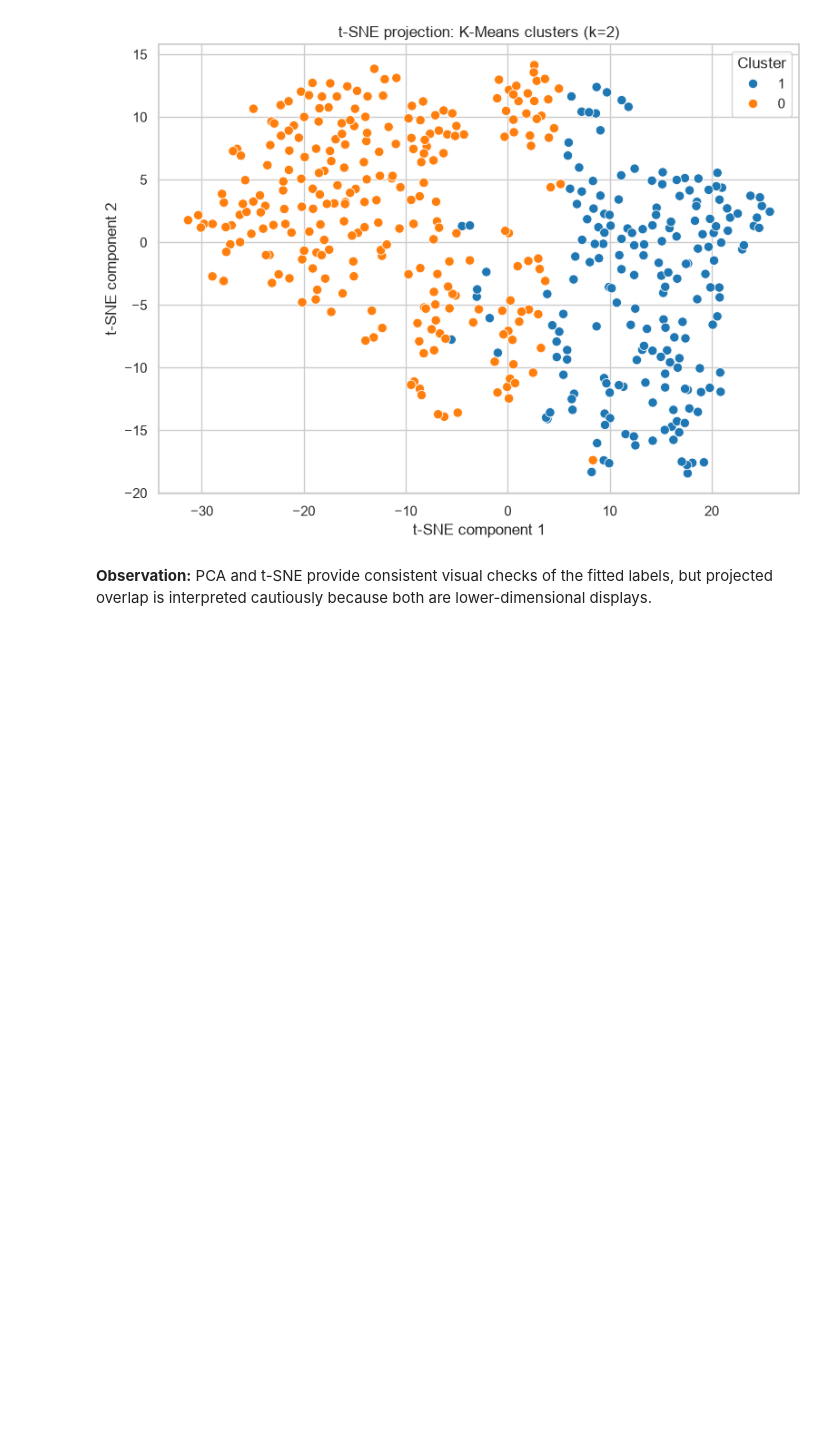
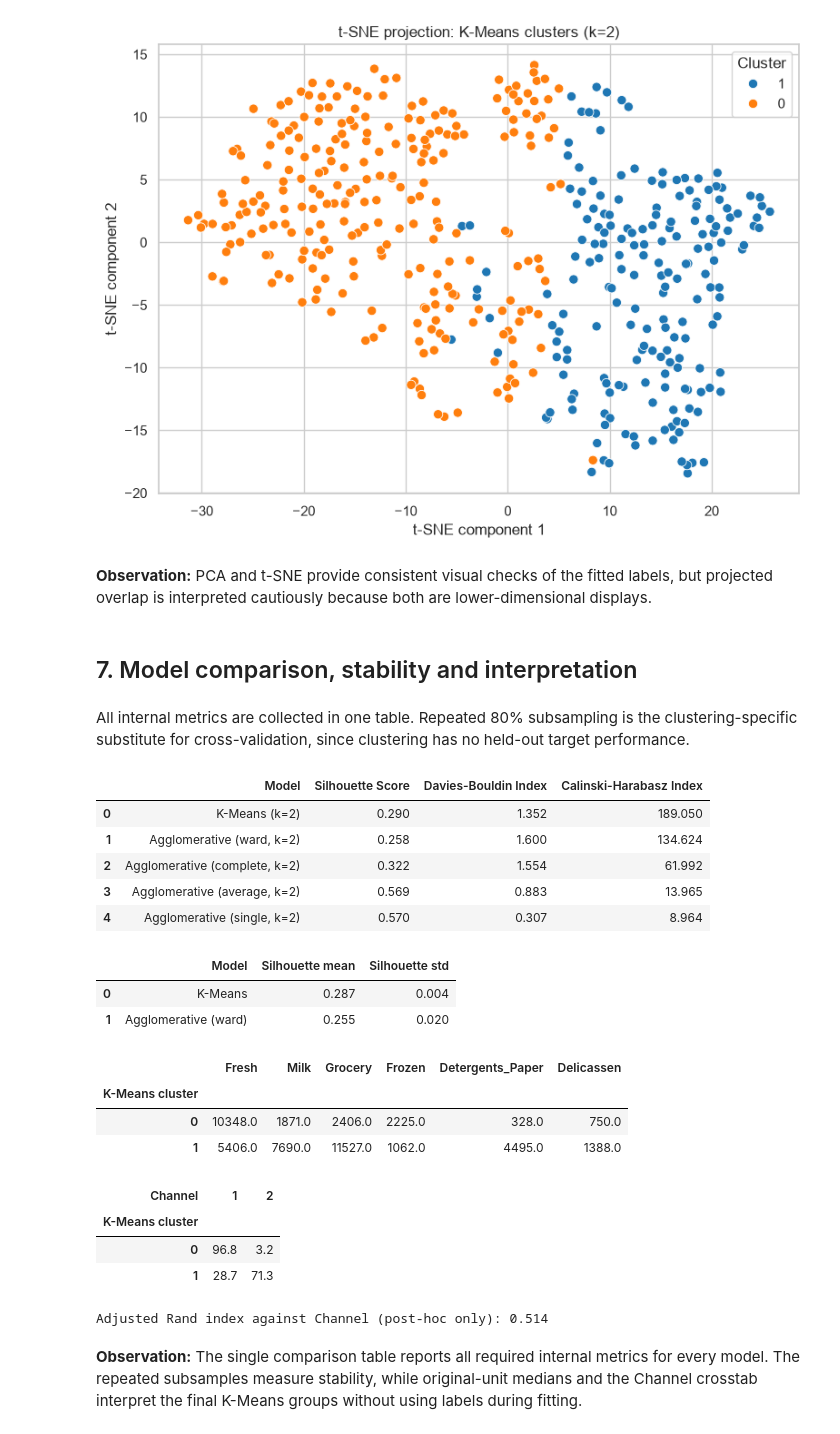
Before and after one commit to arhamgarg/ml-capstone, a Jupyter notebook: notebooks/clustering.ipynb, the cells around one changed output. Cells and saved outputs as stored; diff of their text form; code cells hidden in the pictures; blank space fills up the shorter version.

Commit message:
feat(clustering): add metric comparison table and cluster profiles

```diff
--- a/notebooks/clustering.ipynb
+++ b/notebooks/clustering.ipynb
@@ -195,3 +195,49 @@ plt.show()
 [figure]
 # %% [markdown]
 **Observation:** PCA and t-SNE provide consistent visual checks of the fitted labels, but projected overlap is interpreted cautiously because both are lower-dimensional displays.
+# %% [markdown]
+## 7. Model comparison, stability and interpretation
+# %% [markdown]
+All internal metrics are collected in one table. Repeated 80% subsampling is the clustering-specific substitute for cross-validation, since clustering has no held-out target performance.
+# %%
+summary = pd.DataFrame(rows)
+display(summary.drop(columns="Cluster sizes",errors="ignore").round(3))
+st = []
+rng = np.random.RandomState(RANDOM_STATE)
+
+for name,link in [("K-Means",None),("Agglomerative (ward)","ward")]:
+ scores = []
+ for _ in range(5):
+  ix = rng.choice(len(X),352,replace=False)
+  xs = X[ix]
+  y = KMeans(K,random_state=RANDOM_STATE,n_init=20).fit_predict(xs) if link is None else AgglomerativeClustering(K,linkage=link).fit_predict(xs)
+  scores.append(silhouette_score(xs,y))
+ st.append((name,np.mean(scores),np.std(scores)))
+
+display(pd.DataFrame(st,columns=["Model","Silhouette mean","Silhouette std"]).round(3))
+z = df.copy()
+z["K-Means cluster"] = km_y
+display(z.groupby("K-Means cluster")[FEATURES].median().round(0))
+display(pd.crosstab(z["K-Means cluster"],z.Channel,normalize="index").mul(100).round(1))
+print("Adjusted Rand index against Channel (post-hoc only):",round(adjusted_rand_score(df.Channel,km_y),3))
+# %% [output]
+|  | Model | Silhouette Score | Davies-Bouldin Index | Calinski-Harabasz Index |
+| 0 | K-Means (k=2) | 0.290 | 1.352 | 189.050 |
+| 1 | Agglomerative (ward, k=2) | 0.258 | 1.600 | 134.624 |
+| 2 | Agglomerative (complete, k=2) | 0.322 | 1.554 | 61.992 |
+| 3 | Agglomerative (average, k=2) | 0.569 | 0.883 | 13.965 |
+| 4 | Agglomerative (single, k=2) | 0.570 | 0.307 | 8.964 |
+|  | Model | Silhouette mean | Silhouette std |
+| 0 | K-Means | 0.287 | 0.004 |
+| 1 | Agglomerative (ward) | 0.255 | 0.020 |
+|  | Fresh | Milk | Grocery | Frozen | Detergents_Paper | Delicassen |
+| K-Means cluster |  |  |  |  |  |  |
+| 0 | 10348.0 | 1871.0 | 2406.0 | 2225.0 | 328.0 | 750.0 |
+| 1 | 5406.0 | 7690.0 | 11527.0 | 1062.0 | 4495.0 | 1388.0 |
+| Channel | 1 | 2 |
+| K-Means cluster |  |  |
+| 0 | 96.8 | 3.2 |
+| 1 | 28.7 | 71.3 |
+Adjusted Rand index against Channel (post-hoc only): 0.514
+# %% [markdown]
+**Observation:** The single comparison table reports all required internal metrics for every model. The repeated subsamples measure stability, while original-unit medians and the Channel crosstab interpret the final K-Means groups without using labels during fitting.
```
Also changed, not shown: parts of 1 cell of this notebook.
